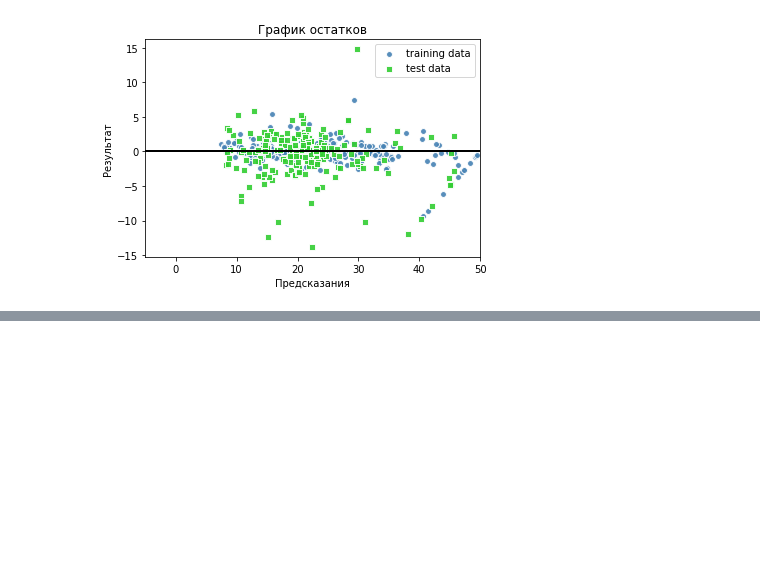
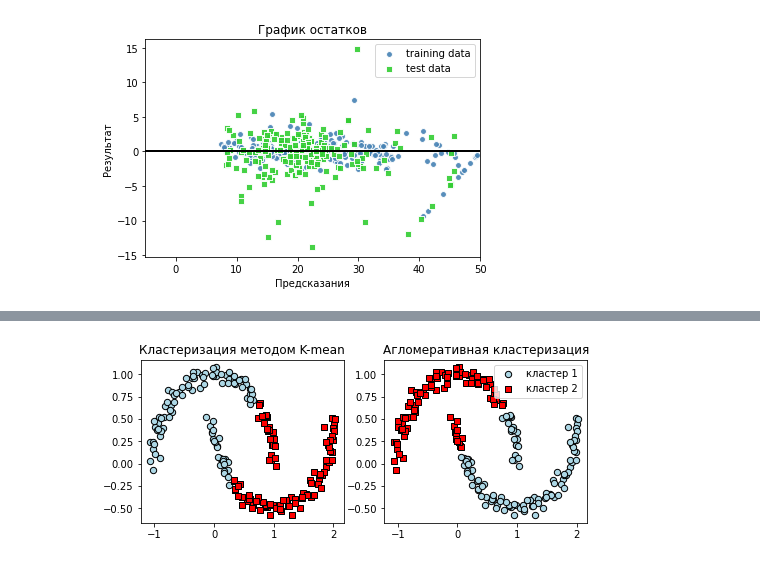
Before and after one commit to Artexxx/Artem-python, a Jupyter notebook: algorithms/Without teacher/Predicting Continuous Target Variables.ipynb, the cells around one changed output, grey strips where cells are left out. Cells and saved outputs as stored; diff of their text form; code cells hidden in the pictures; blank space fills up the shorter version.

```diff
--- a/algorithms/Without teacher/Predicting Continuous Target Variables.ipynb
+++ b/algorithms/Without teacher/Predicting Continuous Target Variables.ipynb
@@ -486,0 +605,27 @@ plt.title('График остатков');
+# %%
+from sklearn.datasets import make_moons
+X, y = make_moons(n_samples=200, noise=0.05, random_state=0)
+# %%
+def drawBinClaster(X, y_pred, ax=None):
+    if ax is None:
+        ax = plt.gca()
+    ax.scatter(X[y_pred == 0, 0], X[y_pred == 0, 1],
+                edgecolor='black', c='lightblue', marker='o', s=40, label='кластер 1')
+    ax.scatter(X[y_pred == 1, 0], X[y_pred == 1, 1],
+                edgecolor='black', c='red', marker='s', s=40, label='кластер 2')
+# %%
+_, (ax1, ax2) = plt.subplots(1, 2, figsize=(8, 3))
+
+from sklearn.cluster import KMeans
+km = KMeans(n_clusters=2, random_state=0)
+y_km = km.fit_predict(X)
+drawBinClaster(X, y_km, ax1)
+ax1.set_title('Кластеризация методом K-mean')
+
+ac = AgglomerativeClustering(n_clusters=2,affinity='euclidean', linkage='complete')
+y_ac = ac.fit_predict(X)
+drawBinClaster(X, y_ac, ax2)
+ax2.set_title('Агломеративная кластеризация')
+plt.legend();
+# %% [output]
+[figure, added]
```
Also changed, not shown: parts of 10 cells of this notebook, 5 other files.
